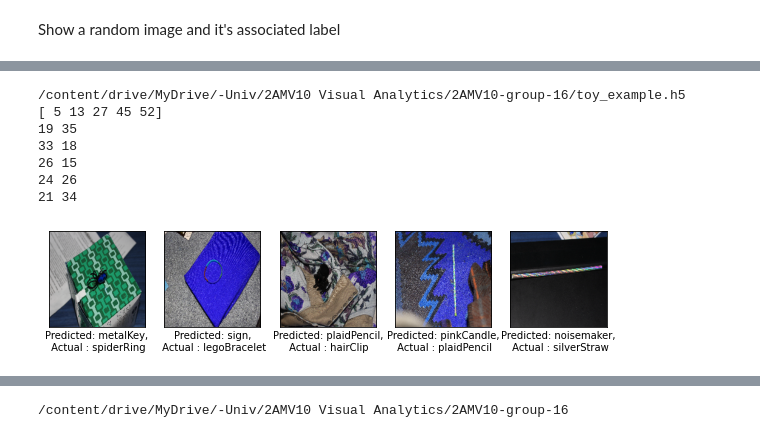
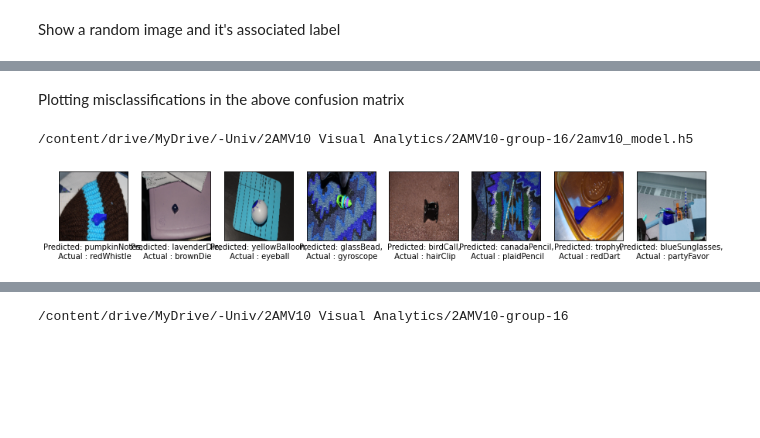
Before and after one commit to JfmGijsbers/2AMV10-group-16, a Jupyter notebook: run2.ipynb, the cells around one changed output, grey strips where cells are left out. Drawn from its saved outputs; the diff is of its cells as text; code cells hidden in the pictures; blank space fills up the shorter version.

```diff
--- a/run2.ipynb
+++ b/run2.ipynb
@@ -71,7 +74,7 @@ else:
 Looks good. You may continue :)
 # %%
 PATH=r"C:\Users\Jeroen Gijsbers\OneDrive - TU Eindhoven\Uni\Master\Jaar 1\Kwartiel 3\2AMV10 - Visual Analytics\Project\2AMV10-group-16"
-PATH_m = r"/content/drive/MyDrive/-Univ/2AMV10 Visual Analytics/2AMV10-group-16"
+PATH_m = r"/content/drive/MyDrive/-Univ/2AMV10/2AMV10-group-16"
 IMG_SIZE  = 160
 IMG_SHAPE = (IMG_SIZE, IMG_SIZE, 3)
 IMAGE_CHANNEL = 3
@@ -297,8 +325,8 @@ from tensorflow.keras.utils import to_categorical
 
 X_train, X_test, y_train, y_test = train_test_split(X, y, stratify=y, test_size=0.2)
 
-X_train = np.repeat(X_train, 10, axis=0)
-y_train = np.repeat(y_train, 10, axis=0)
+X_train = np.repeat(X_train, 15, axis=0)
+y_train = np.repeat(y_train, 15, axis=0)
 
 X_train, X_val, y_train, y_val = train_test_split(X_train, y_train, stratify=y_train, test_size=0.2)
 
@@ -325,3 +353,5 @@ classes = dict(zip(pd.unique(y_train), labels))
 y_train = to_categorical(y_train)
 y_test = to_categorical(y_test)
 y_val = to_categorical(y_val)
+
+print(f"y_train shape: {y_train.shape} \n y_val shape: {y_val.shape} \n y_test shape: {y_test.shape}")
@@ -497,3 +487,3 @@ The accuracy is: 0.9134615384615384
 # %%
-model = load_model_from_file(PATH_m, 'toy_example', '.h5')
+model = load_model_from_file(PATH_m, '2amv10_model', '.h5')
 # %% [output]
@@ -522,27 +507,25 @@ spiderRing
+# %% [markdown]
+Plotting misclassifications in the above confusion matrix
 # %%
 def plot_misclassifications():
-    model = load_model_from_file(PATH_m, "toy_example", ".h5")
+    """Function to plot the misclassifications in the test set. This was adapted
+    from the course 2AMM15. """
+    model = load_model_from_file(PATH_m, "2amv10_model", ".h5")
     y_pred = model.predict(X_test)
     misclassified_samples = np.nonzero(np.argmax(y_test, axis=1) != np.argmax(y_pred, axis=1))[0]
 
-    fig, axes = plt.subplots(1, 5,  figsize=(10, 5))
-    print(misclassified_samples[:5])
-    for nr, i in enumerate(misclassified_samples[:5]):
+    fig, axes = plt.subplots(1, 8,  figsize=(15, 5))
+    # print(misclassified_samples[:5])
+    for nr, i in enumerate(misclassified_samples[:8]):
         axes[nr].imshow(X_test[i])
-        print(np.argmax(y_pred[i]), np.argmax(y_test[i]))
+        # print(np.argmax(y_pred[i]), np.argmax(y_test[i]))
         axes[nr].set_xlabel("Predicted: %s,\n Actual : %s" % (classes[np.argmax(y_pred[i])],classes[np.argmax(y_test[i])]))
         axes[nr].set_xticks(()), axes[nr].set_yticks(())
 
     plt.show()
 
 
 plot_misclassifications()
 # %% [output]
-/content/drive/MyDrive/-Univ/2AMV10 Visual Analytics/2AMV10-group-16/toy_example.h5
-[ 5 13 27 45 52]
-19 35
-33 18
-26 15
-24 26
-21 34
+/content/drive/MyDrive/-Univ/2AMV10 Visual Analytics/2AMV10-group-16/2amv10_model.h5
-[figure, old version]
+[figure, new version]
```
Also changed, not shown: parts of 29 cells of this notebook, 12 other files.
